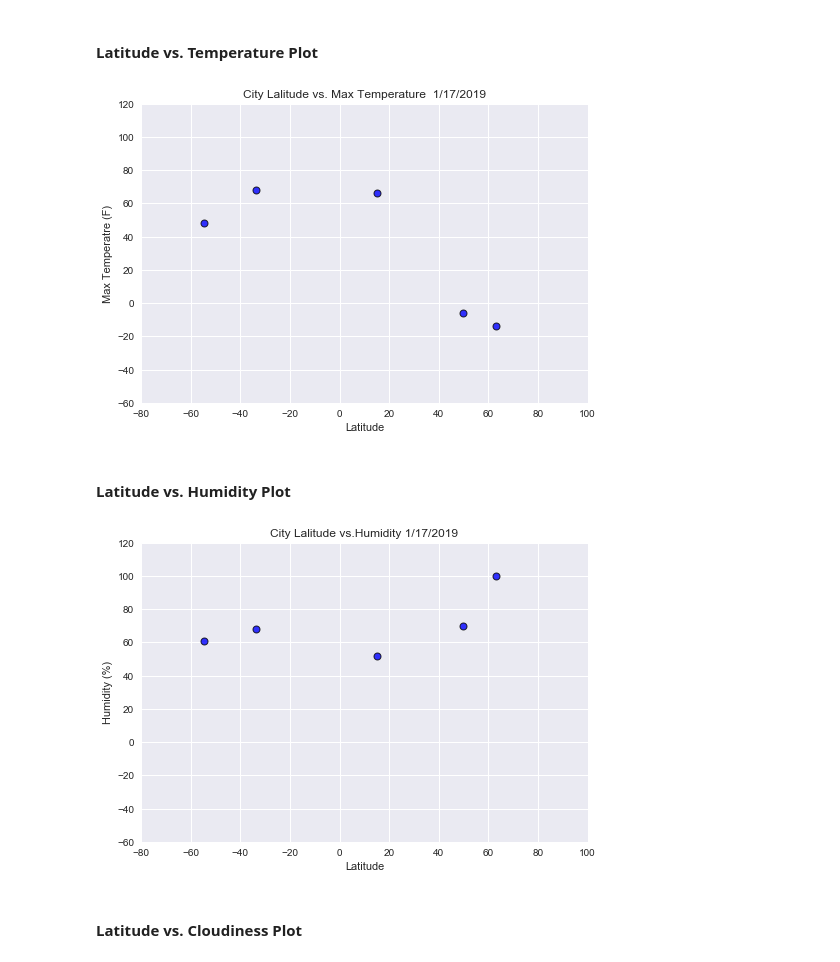
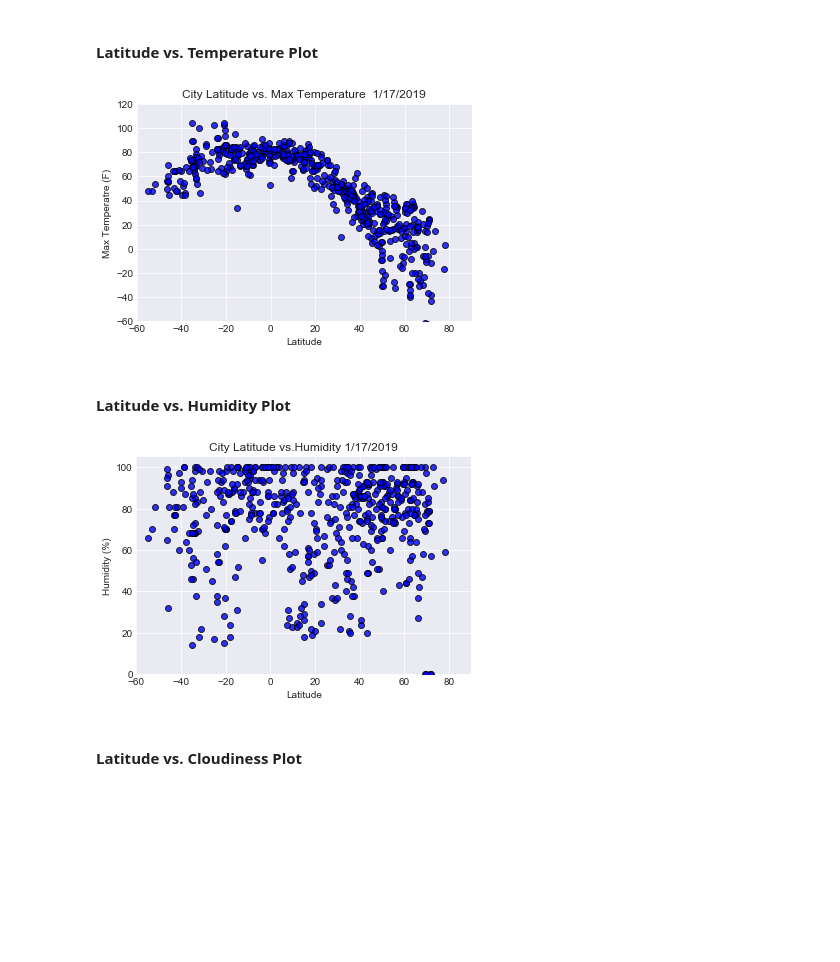
Before and after one commit to maaikerutten/Python_APIs_Homework, a Jupyter notebook: WeatherPy.ipynb, the cells around one changed output. Drawn from its saved outputs; the diff is of its cells as text; code cells hidden in the pictures; blank space fills up the shorter version.

```diff
--- a/WeatherPy.ipynb
+++ b/WeatherPy.ipynb
@@ -61,7 +61,7 @@ Selected_Cities_df = pd.DataFrame(columns=Columnnames)
 Selected_Cities_df.head
 
 print("Beginning Data Retrieval \n---------------------------------")
-for i in range(5):
+for i in range(len(cities)):
     print("Processing Record " + str(i) + " | " + cities[i])
     url = "http://api.openweathermap.org/data/2.5/weather?units=imperial&q="
     combi_url = url + str(cities[i])+str("&appid=" + api_key)
@@ -139,40 +150,40 @@ plt.scatter(Selected_Cities_df["Latitude"],
            edgecolor="black", linewidths=1, marker="o",
            facecolors="blue", alpha=0.8, label="City")
 
-plt.style.use('seaborn-darkgrid')
+plt.style.use("seaborn-darkgrid")
 plt.title(f"City Latitude vs. Max Temperature  1/17/2019")
 plt.ylabel("Max Temperatre (F)")
 plt.xlabel("Latitude")
 plt.grid(True)
-plt.xlim([-80,100])
+plt.xlim([-60,90])
 plt.ylim([-60,120])
 
 plt.savefig("output_data/Latitude_Temperature.png")
 
 plt.show()
 # %% [output]
-[figure, old version]
+[figure, new version]
 # %% [markdown]
 #### Latitude vs. Humidity Plot
 # %%
 plt.scatter(Selected_Cities_df["Latitude"],
            Selected_Cities_df["Humidity (%)"],
            edgecolor="black", linewidths=1, marker="o",
            facecolors="blue", alpha=0.8, label="City")
 
 plt.style.use('seaborn-darkgrid')
 plt.title(f"City Latitude vs.Humidity 1/17/2019")
 plt.ylabel("Humidity (%)")
 plt.xlabel("Latitude")
 plt.grid(True)
-plt.xlim([-80,100])
-plt.ylim([-60,120])
+plt.xlim([-60,90])
+plt.ylim([0,105])
 
 plt.savefig("output_data/Latitude_Humidity.png")
 
 plt.show()
 # %% [output]
-[figure, old version]
+[figure, new version]
 # %% [markdown]
 #### Latitude vs. Cloudiness Plot
 # %%
```
Also changed, not shown: parts of 9 cells of this notebook, 5 other files.
